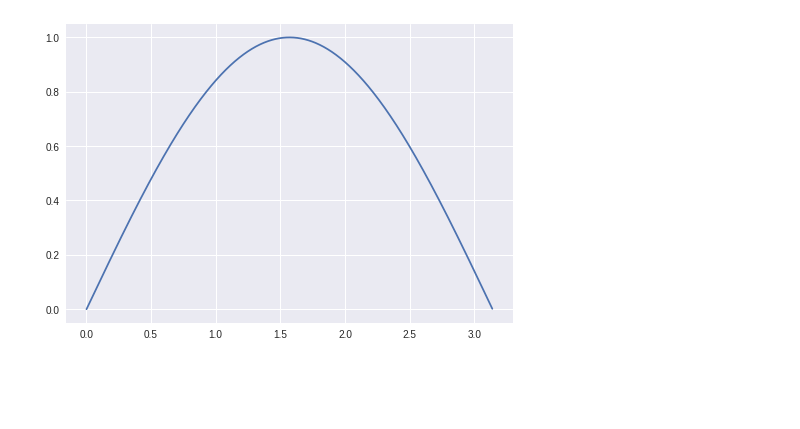
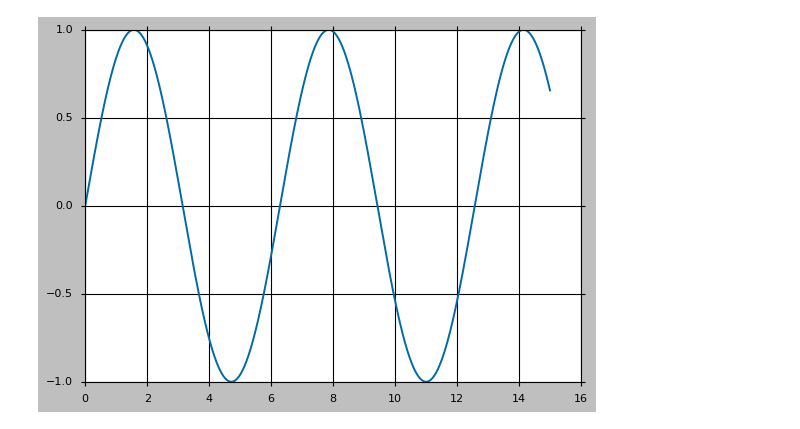
Before and after one commit to shaharukhkhan4350/shahrukhkhan.github.io, a Jupyter notebook: test.ipynb, the cells around one changed output. Drawn from its saved outputs; the diff is of its cells as text; code cells hidden in the pictures; blank space fills up the shorter version.

```diff
--- a/test.ipynb
+++ b/test.ipynb
@@ -3,12 +3,12 @@ import pandas as pd
 # %%
 import numpy as np
 # %%
-x = np.linspace(0, 3.14, 1000)
+x = np.linspace(0, 15, 3000)
 # %%
 import matplotlib.pyplot as plt
 # %%
-plt.style.use("seaborn")
+plt.style.use("seaborn-notebook")
 plt.plot(x, np.sin(x))
 plt.show()
 # %% [output]
-[figure, old version]
+[figure, new version]
```
Also changed, not shown: parts of 1 cell of this notebook, 3 other files.
